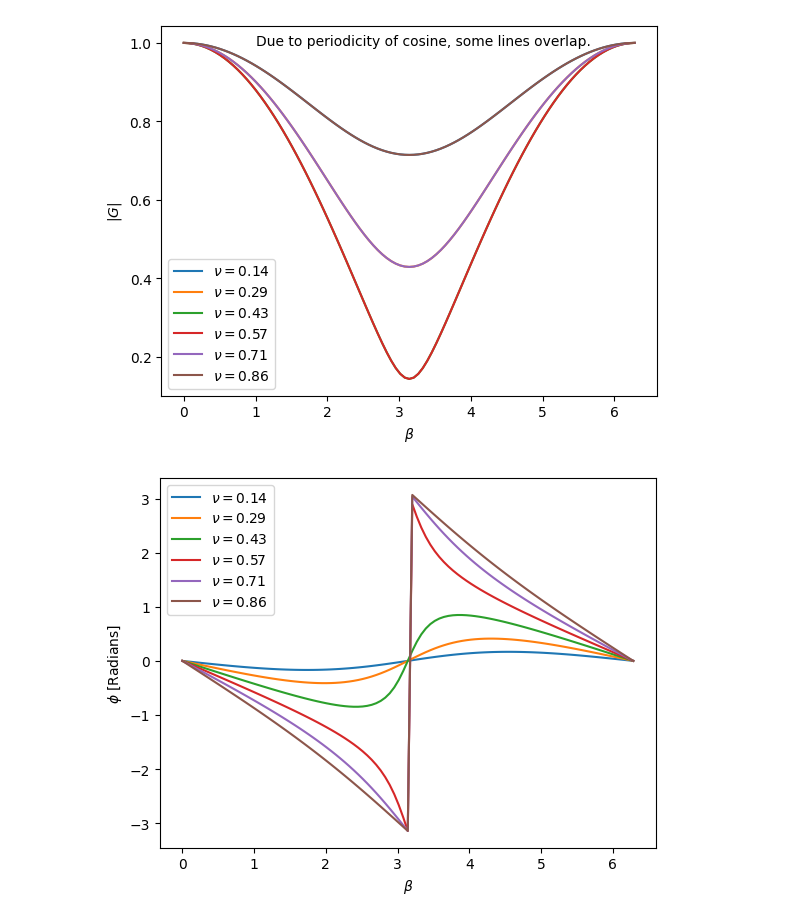
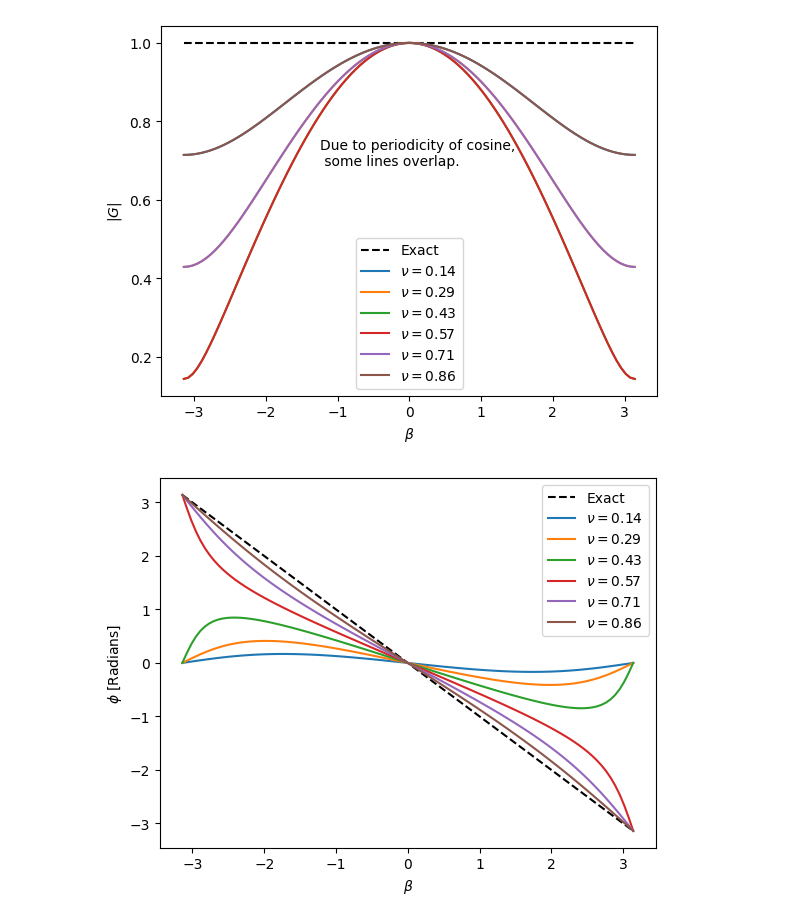
Before and after one commit to palmore/random, a Jupyter notebook: dispersion_relation.ipynb, the cells around one changed output. Cells and saved outputs as stored; diff of their text form; code cells hidden in the pictures.

```diff
--- a/dispersion_relation.ipynb
+++ b/dispersion_relation.ipynb
@@ -14,34 +14,36 @@ def growth(nu,beta):
 # %%
 M = 100
 # After some cancelation, this is beta
-beta = 2*np.pi*np.linspace(0,1,M+1)
+beta = 2*np.pi*np.linspace(-0.5,0.5,M+1)
 # %%
 # Let's plot this stuff for various values of nu
 NN = 6
 nu = (1.0+np.arange(NN))/(NN+1.0)
 
 # Make figure 1 as the amplitude and figure 2 as phase
 plt.figure(1)
+plt.plot(beta,np.ones_like(beta),'--k',label='Exact')
 plt.figure(2)
+plt.plot(beta,-beta,'--k',label='Exact')
 for k in range(NN):
     name = r'$\nu=$' + str(np.round(nu[k],2))
     (amp,phase) = growth(nu[k],beta)
     plt.figure(1)
     plt.plot(beta,amp,label=name)
     plt.figure(2)
     plt.plot(beta,phase,label=name)
 # Show the figures
 plt.figure(1)
 plt.xlabel(r'$\beta$')
 plt.ylabel(r'$|G|$')
 ax = plt.gca()
-ax.annotate(r'Due to periodicity of cosine, some lines overlap.',xy=(0.25,0.85),xycoords='figure fraction',fontsize=10)
+ax.annotate('Due to periodicity of cosine,\n some lines overlap.',xy=(0.35,0.6),xycoords='figure fraction',fontsize=10)
 plt.legend()
 plt.figure(2)
 plt.xlabel(r'$\beta$')
 plt.ylabel(r'$\phi$ [Radians]')
 plt.legend()
 plt.show()
 # %% [output]
-[figure, old version]
+[figure, new version]
-[figure, old version]
+[figure, new version]
```
